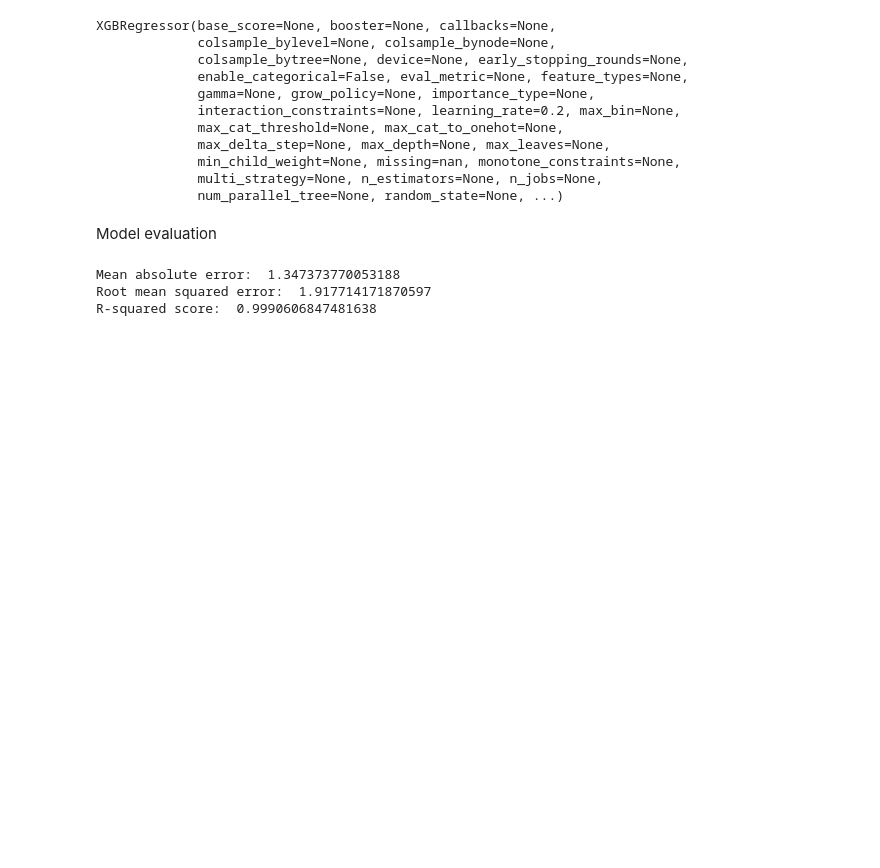
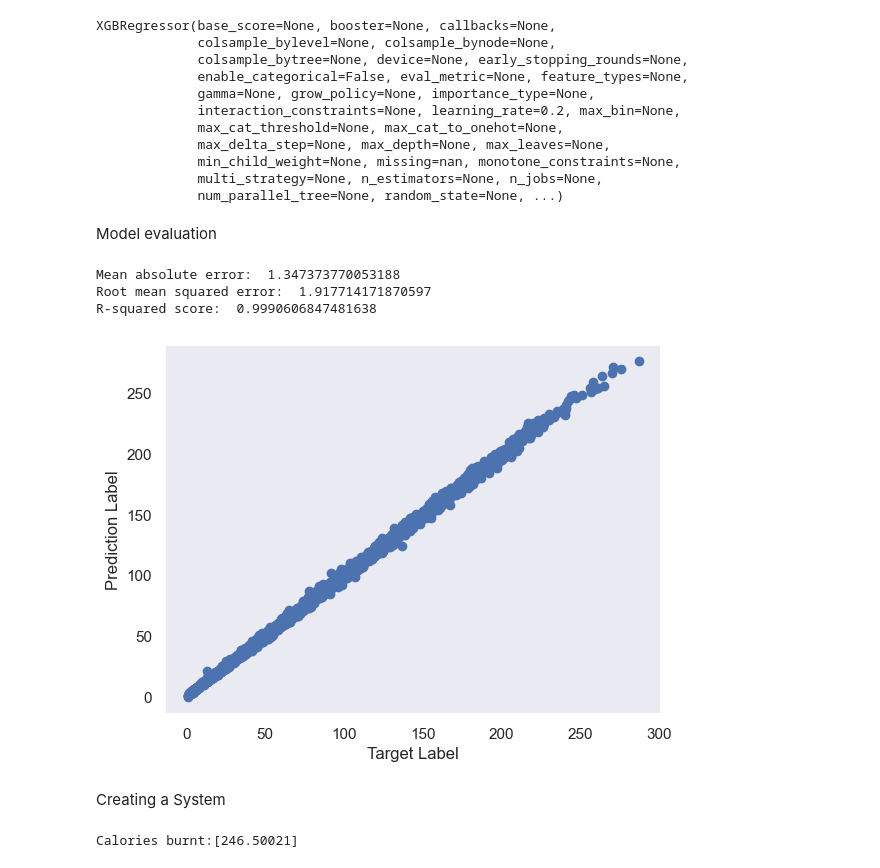
Before and after one commit to Safwanny/Calories-Burnt-Prediction, a Jupyter notebook: CaloriesBurnt.ipynb, the cells around one changed output. Saved outputs shown, nothing was run; the diff lists cells and outputs as text; code cells hidden in the pictures; blank space fills up the shorter version.

```diff
--- a/CaloriesBurnt.ipynb
+++ b/CaloriesBurnt.ipynb
@@ -206,16 +205,39 @@ Model evaluation
 # %%
 data_prediction = model.predict(X_test)
 
 mae = metrics.mean_absolute_error(Y_test, data_prediction)
 print("Mean absolute error: ", mae)
 
 mse = metrics.mean_squared_error(Y_test, data_prediction)
 rmse = np.sqrt(mse)
 print("Root mean squared error: ", rmse)
 
 r_sq = metrics.r2_score(Y_test, data_prediction)
 print("R-squared score: ", r_sq)
+
+#print(model.score(X_train, Y_train))
+#print(model.score(X_test, Y_test))
+
+plt.scatter(Y_test, data_prediction)
+plt.xlabel('Target Label')
+plt.ylabel('Prediction Label')
+plt.show()
 # %% [output]
 Mean absolute error:  1.347373770053188
 Root mean squared error:  1.917714171870597
 R-squared score:  0.9990606847481638
+[figure, added]
+# %% [markdown]
+Creating a System
+# %%
+input = (0, 21, 181.0, 94.0, 80.0, 136.0, 60)
+input_numpy = np.asarray(input)  # converting input to numpy
+input_reshape = input_numpy.reshape(1,-1)  # reshaping the array to predict one instance
+
+#input_reshape.shape
+
+input_prediction = model.predict(input_reshape)
+
+print(f"Calories burnt:{input_prediction}")
+# %% [output]
+Calories burnt:[246.50021]
```
Also changed, not shown: parts of 6 cells of this notebook.
